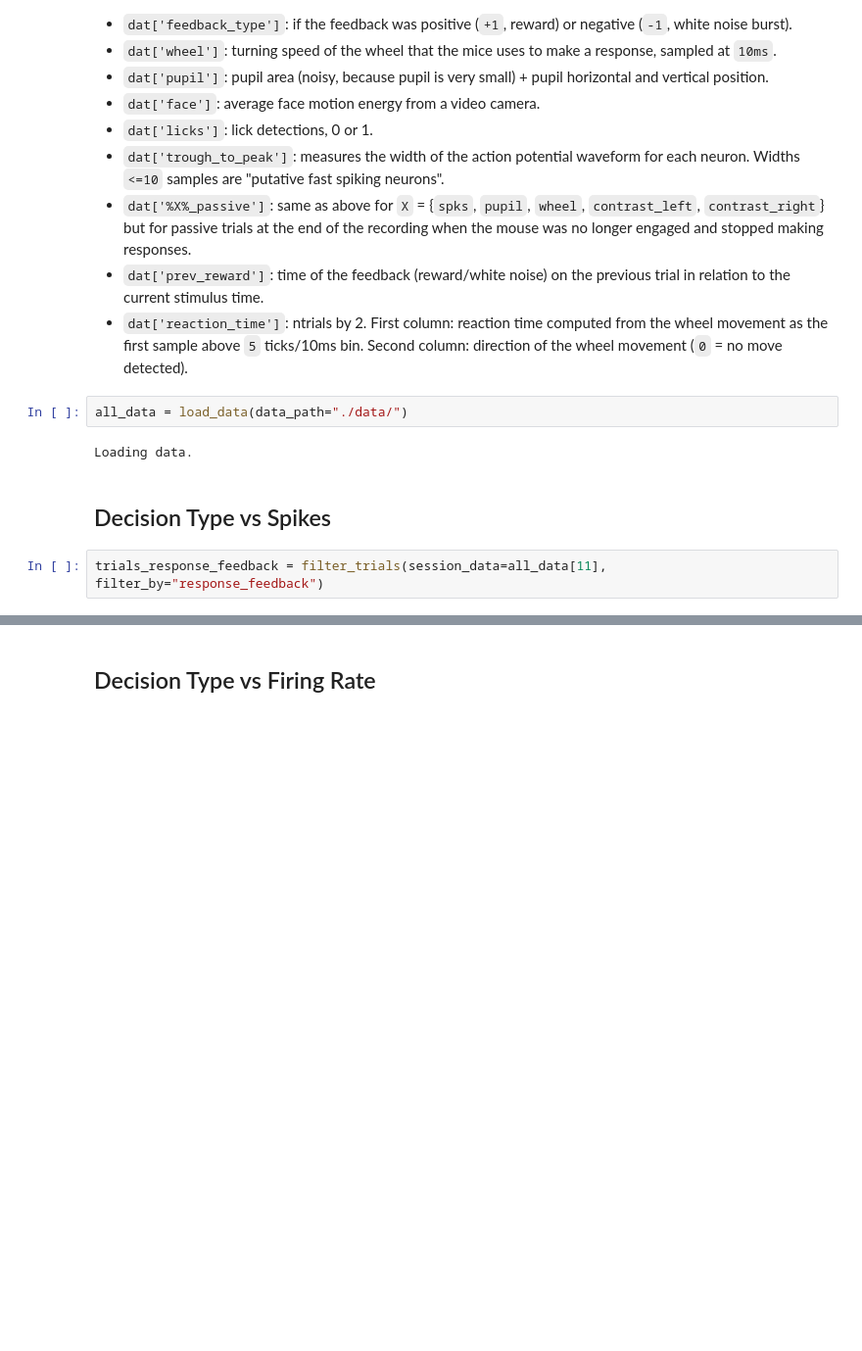
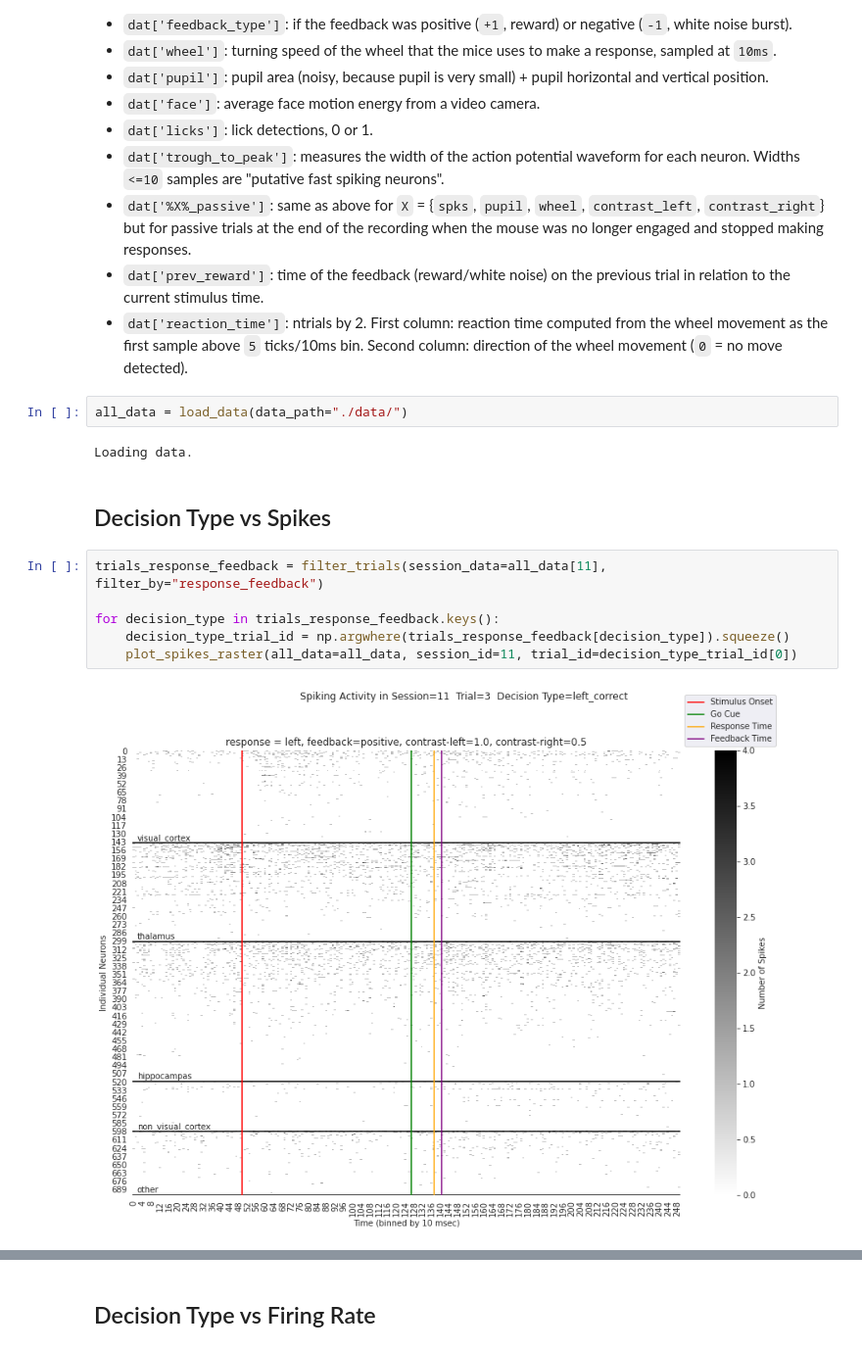
Before and after one commit to theairbend3r/spiking-brains, a Jupyter notebook: 03_phenomenon_analysis.ipynb, the cells around one changed output, grey strips where cells are left out. Shown at 98% size. Saved outputs shown, nothing was run; the diff lists cells and outputs as text; blank space fills up the shorter version.

```diff
--- a/03_phenomenon_analysis.ipynb
+++ b/03_phenomenon_analysis.ipynb
@@ -51,3 +51,9 @@ Loading data.
 ## Decision Type vs Spikes
 # %%
 trials_response_feedback = filter_trials(session_data=all_data[11], filter_by="response_feedback")
+
+for decision_type in trials_response_feedback.keys():
+    decision_type_trial_id = np.argwhere(trials_response_feedback[decision_type]).squeeze()
+    plot_spikes_raster(all_data=all_data, session_id=11, trial_id=decision_type_trial_id[0])
+# %% [output]
+[figure, added]
```
Also changed, not shown: parts of 14 cells of this notebook, 3 other files.
